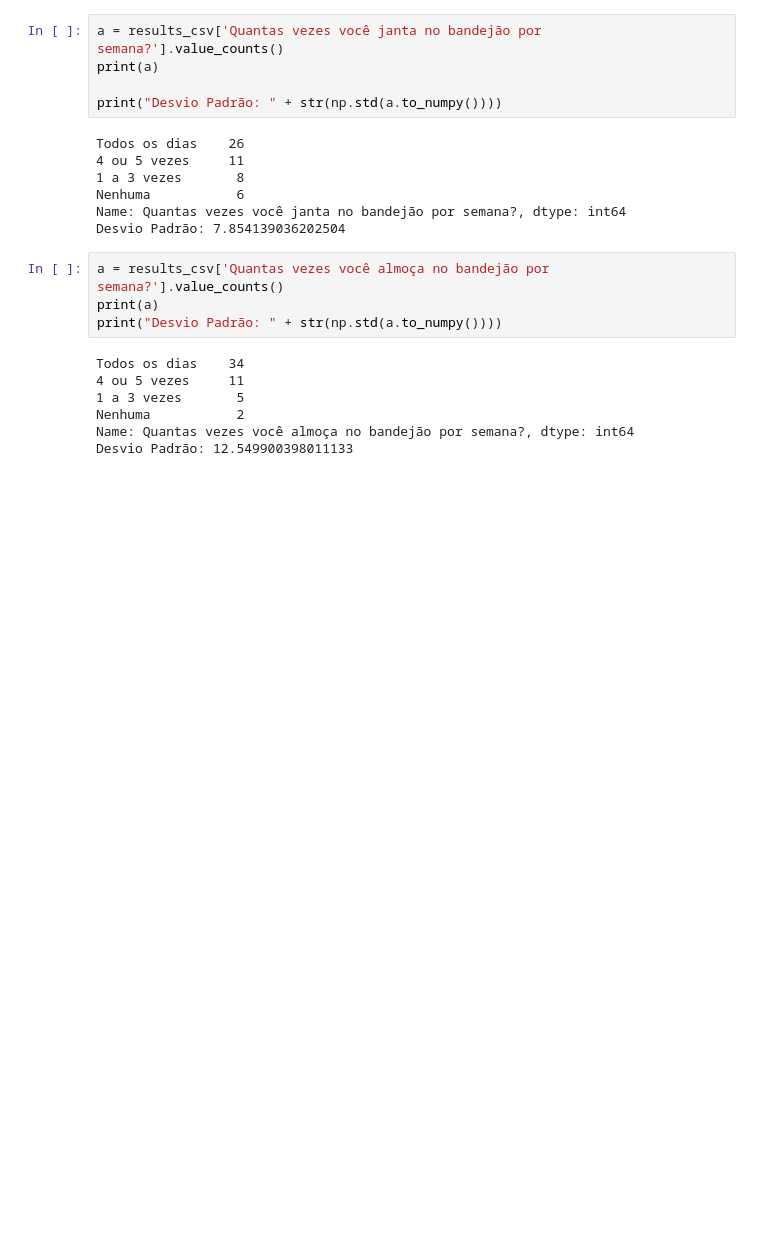
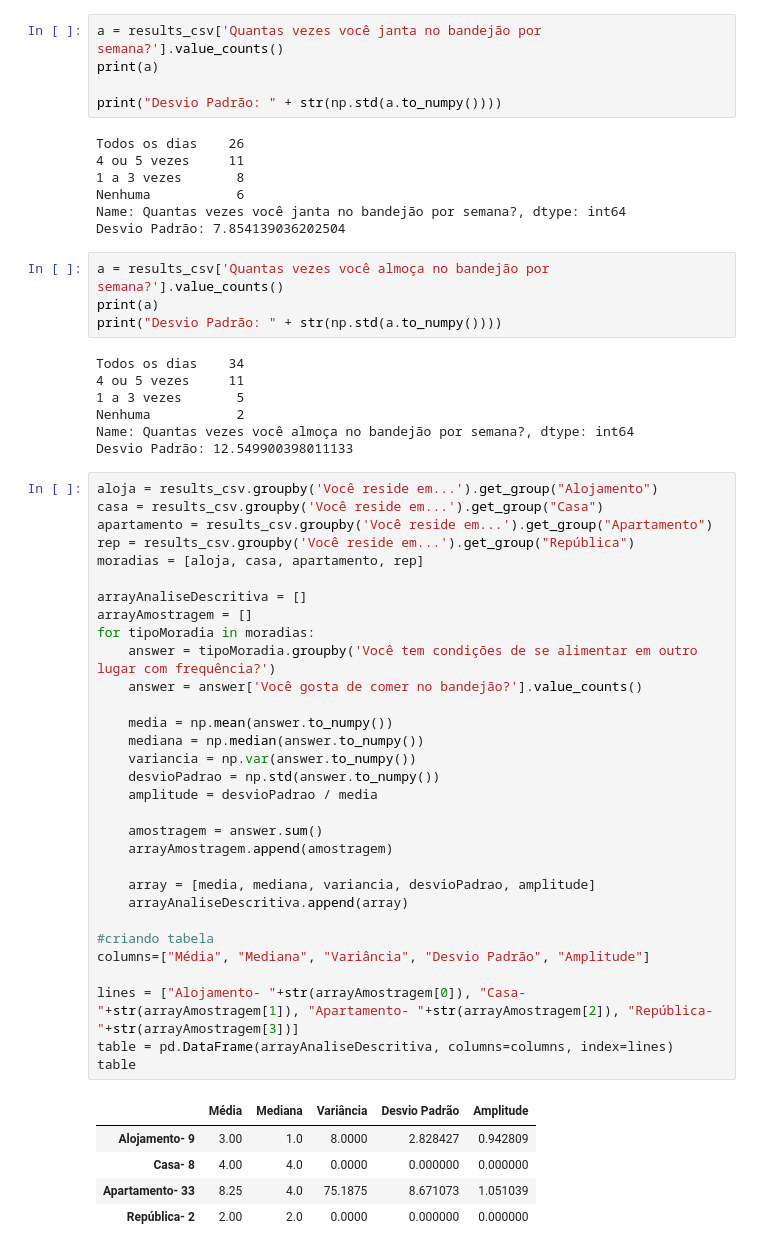
Before and after one commit to silmarp/SME0520-dependencia-alimentar-do-restaurante-universitario, a Jupyter notebook: Analize.ipynb, the cells around one changed output. Saved outputs shown, nothing was run; the diff lists cells and outputs as text; blank space fills up the shorter version.

Commit message:
feature: analise descritiva mais profunda
necessario expandir isso para todas as perguntas e buscar de alguma
forma obter apenas as respostas que fazem sentido para a pesquisa

```diff
--- a/Analize.ipynb
+++ b/Analize.ipynb
@@ -103,3 +106,40 @@ Todos os dias    34
 Nenhuma           2
 Name: Quantas vezes você almoça no bandejão por semana?, dtype: int64
 Desvio Padrão: 12.549900398011133
+# %%
+aloja = results_csv.groupby('Você reside em...').get_group("Alojamento")
+casa = results_csv.groupby('Você reside em...').get_group("Casa")
+apartamento = results_csv.groupby('Você reside em...').get_group("Apartamento")
+rep = results_csv.groupby('Você reside em...').get_group("República")
+moradias = [aloja, casa, apartamento, rep]
+
+arrayAnaliseDescritiva = []
+arrayAmostragem = []
+for tipoMoradia in moradias:
+    answer = tipoMoradia.groupby('Você tem condições de se alimentar em outro lugar com frequência?')
+    answer = answer['Você gosta de comer no bandejão?'].value_counts()
+
+    media = np.mean(answer.to_numpy())
+    mediana = np.median(answer.to_numpy())
+    variancia = np.var(answer.to_numpy())
+    desvioPadrao = np.std(answer.to_numpy())
+    amplitude = desvioPadrao / media
+
+    amostragem = answer.sum()
+    arrayAmostragem.append(amostragem)
+
+    array = [media, mediana, variancia, desvioPadrao, amplitude]
+    arrayAnaliseDescritiva.append(array)
+
+#criando tabela
+columns=["Média", "Mediana", "Variância", "Desvio Padrão", "Amplitude"]
+
+lines = ["Alojamento- "+str(arrayAmostragem[0]), "Casa- "+str(arrayAmostragem[1]), "Apartamento- "+str(arrayAmostragem[2]), "República- "+str(arrayAmostragem[3])]
+table = pd.DataFrame(arrayAnaliseDescritiva, columns=columns, index=lines)
+table
+# %% [output]
+|  | Média | Mediana | Variância | Desvio Padrão | Amplitude |
+| Alojamento- 9 | 3.00 | 1.0 | 8.0000 | 2.828427 | 0.942809 |
+| Casa- 8 | 4.00 | 4.0 | 0.0000 | 0.000000 | 0.000000 |
+| Apartamento- 33 | 8.25 | 4.0 | 75.1875 | 8.671073 | 1.051039 |
+| República- 2 | 2.00 | 2.0 | 0.0000 | 0.000000 | 0.000000 |
```
Also changed, not shown: parts of 1 cell of this notebook.
